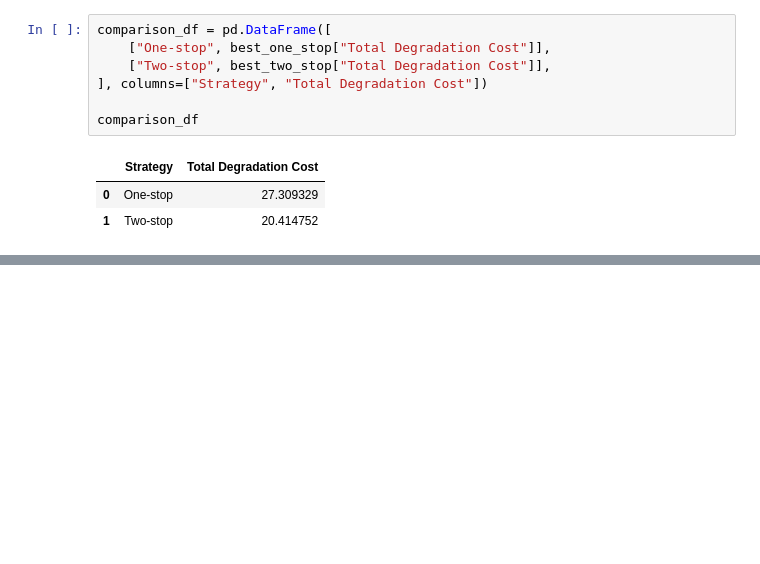
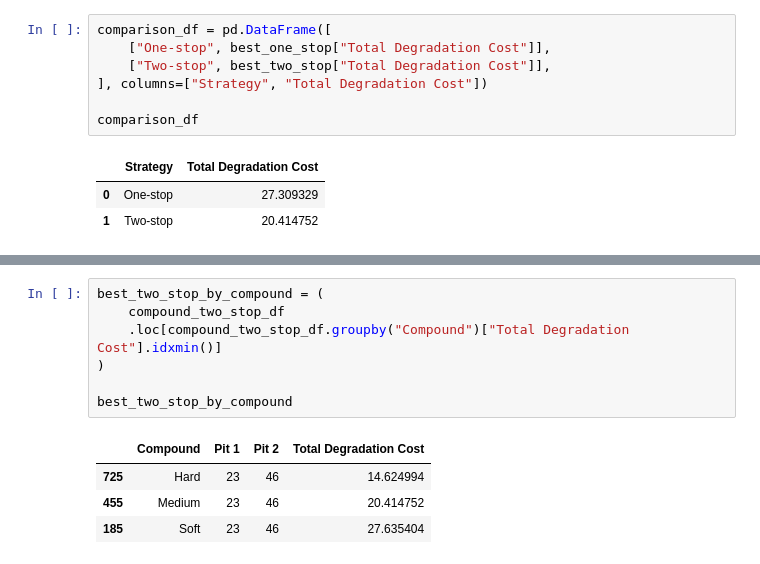
Before and after one commit to Sneha73685/f1-tyre-strategy-colab, a Jupyter notebook: tyre-degradation-simulation.ipynb, the cells around one changed output, grey strips where cells are left out. Saved outputs shown, nothing was run; the diff lists cells and outputs as text; blank space fills up the shorter version.

```diff
--- a/tyre-degradation-simulation.ipynb
+++ b/tyre-degradation-simulation.ipynb
@@ -157,0 +245,12 @@ comparison_df
+# %%
+best_two_stop_by_compound = (
+    compound_two_stop_df
+    .loc[compound_two_stop_df.groupby("Compound")["Total Degradation Cost"].idxmin()]
+)
+
+best_two_stop_by_compound
+# %% [output]
+|  | Compound | Pit 1 | Pit 2 | Total Degradation Cost |
+| 725 | Hard | 23 | 46 | 14.624994 |
+| 455 | Medium | 23 | 46 | 20.414752 |
+| 185 | Soft | 23 | 46 | 27.635404 |
```
Also changed, not shown: parts of 4 cells of this notebook.
